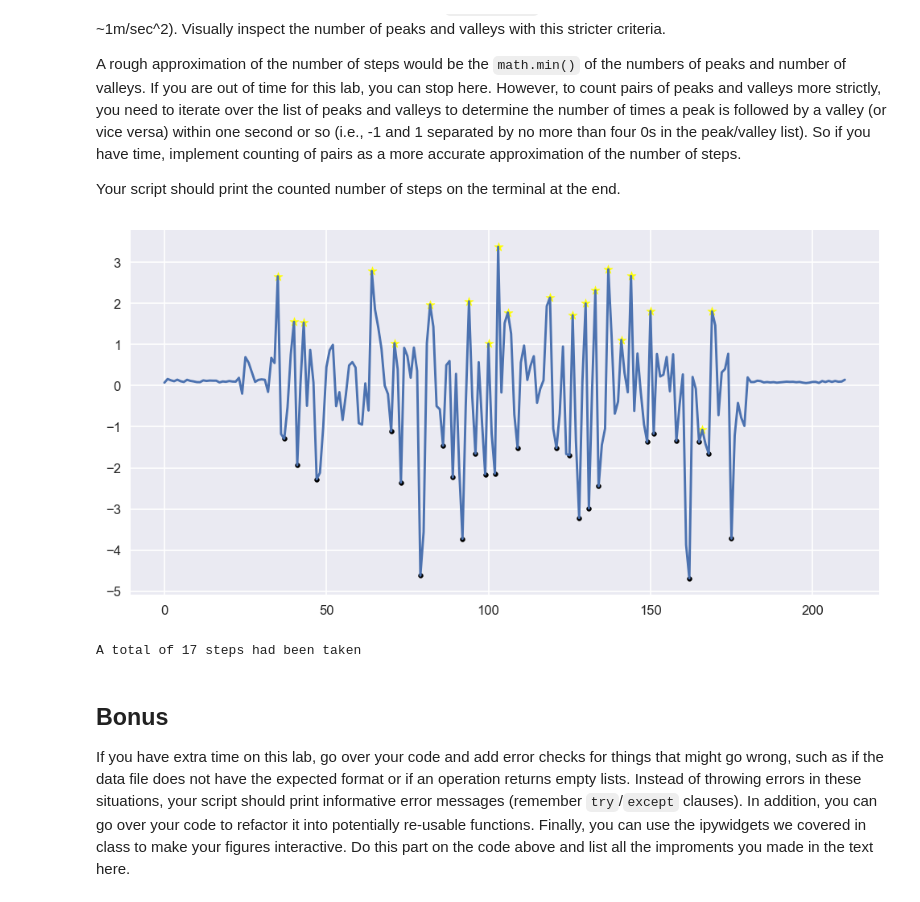
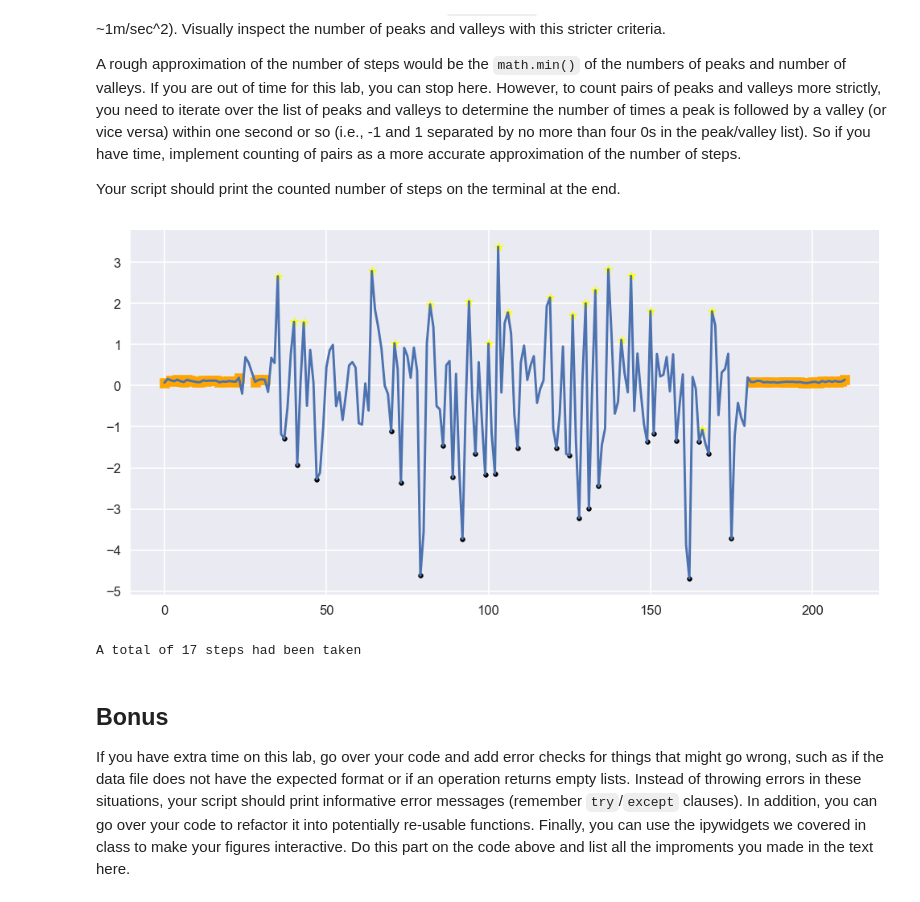
Before and after one commit to shinbutou/msti_techin510, a Jupyter notebook: Lab2/data_visualization.ipynb, the cells around one changed output. Saved outputs shown, nothing was run; the diff lists cells and outputs as text; code cells hidden in the pictures.

Commit message:
highlighting the non-movement time

```diff
--- a/Lab2/data_visualization.ipynb
+++ b/Lab2/data_visualization.ipynb
@@ -171,7 +171,7 @@ print(f"The total amount of time is {total_time} seconds")
 # TWO: The percentage of time during which the person holding the mobile device was not moving
 import math
 
-movement_count = 0
+movement_count, movement_record = 0, []
 
 for i in range(len(time_stamp)):
     aggregation = float(x_axis[i]) ** 2 + float(y_axis[i]) ** 2 + float(z_axis[i]) ** 2
@@ -179,6 +179,9 @@ for i in range(len(time_stamp)):
 
     if absolute_acceleration < 0.2:
         movement_count += 1
+        movement_record.append(False)
+    else:
+        movement_record.append(True)
 
 percentage = round(movement_count / len(time_stamp) * 100, 2)
 print(f"The person is not moving {percentage}% of the time")
@@ -217,34 +220,38 @@ for i in range(len(z_axis)):
     else:
         step_record.append(0)
 
 plt.figure(figsize=(10, 5), dpi=120)
 plt.plot(z_axis)
 
 for i in range(len(step_record)):
     if step_record[i] == 1:
         plt.scatter(i, z_axis[i], marker='*', c='yellow')
     elif step_record[i] == -1:
         plt.scatter(i, z_axis[i], marker='.', c='black')
     else:
         pass
 
+for i in range(len(movement_record)):
+    if movement_record[i] == False:
+        plt.scatter(i, z_axis[i], marker=',', c='orange')
+
 plt.show()
 
 step_switch, number_of_steps = False, 0
 
 # The simple min() method:
 # number_of_steps = min(valleys, peaks)
 
 for i in range(len(step_record)):
     if step_record[i] == 1:
         step_switch = True
     elif step_record[i] == -1 and step_switch == True:
         number_of_steps += 1
         step_switch = False
 
 print(f"A total of {number_of_steps} steps had been taken")
 # %% [output]
-[figure, old version]
+[figure, new version]
 A total of 17 steps had been taken
 # %% [markdown]
 ## Bonus
```
Also changed, not shown: parts of 3 cells of this notebook.
